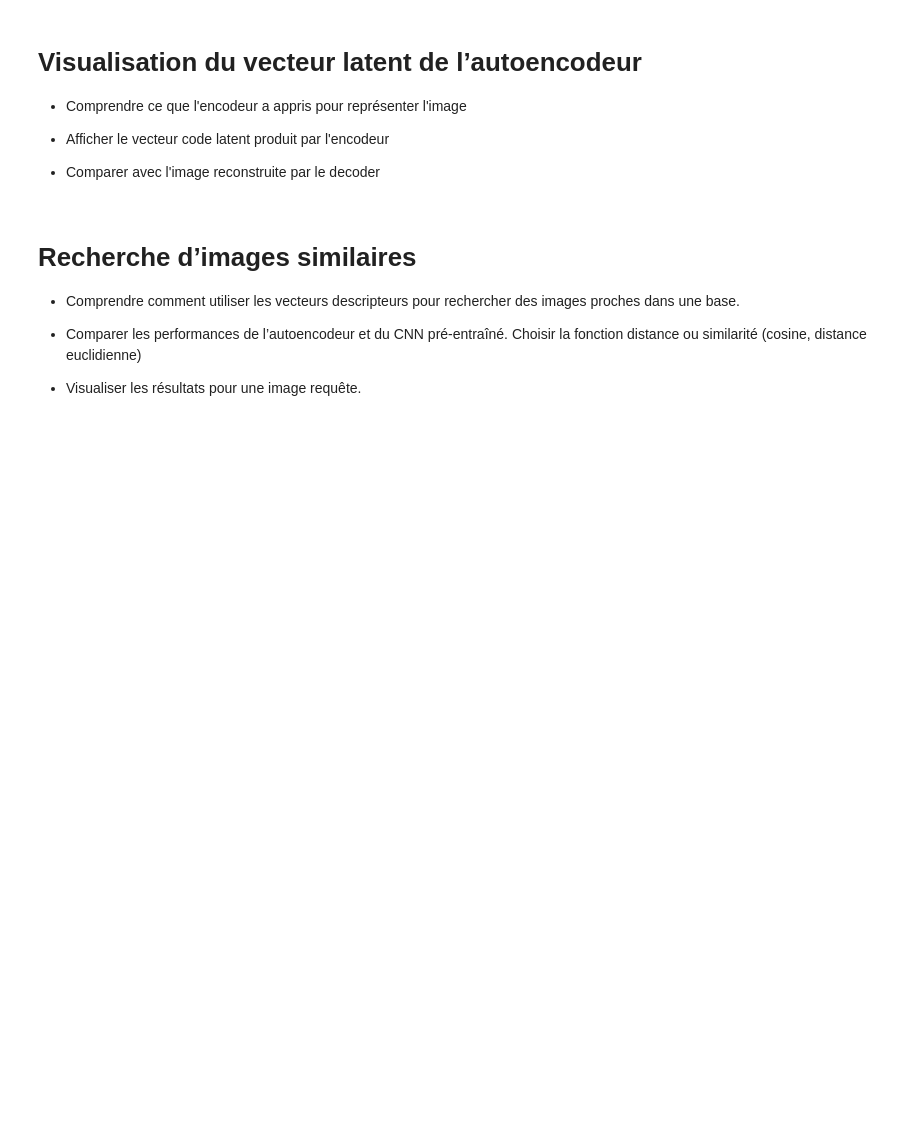
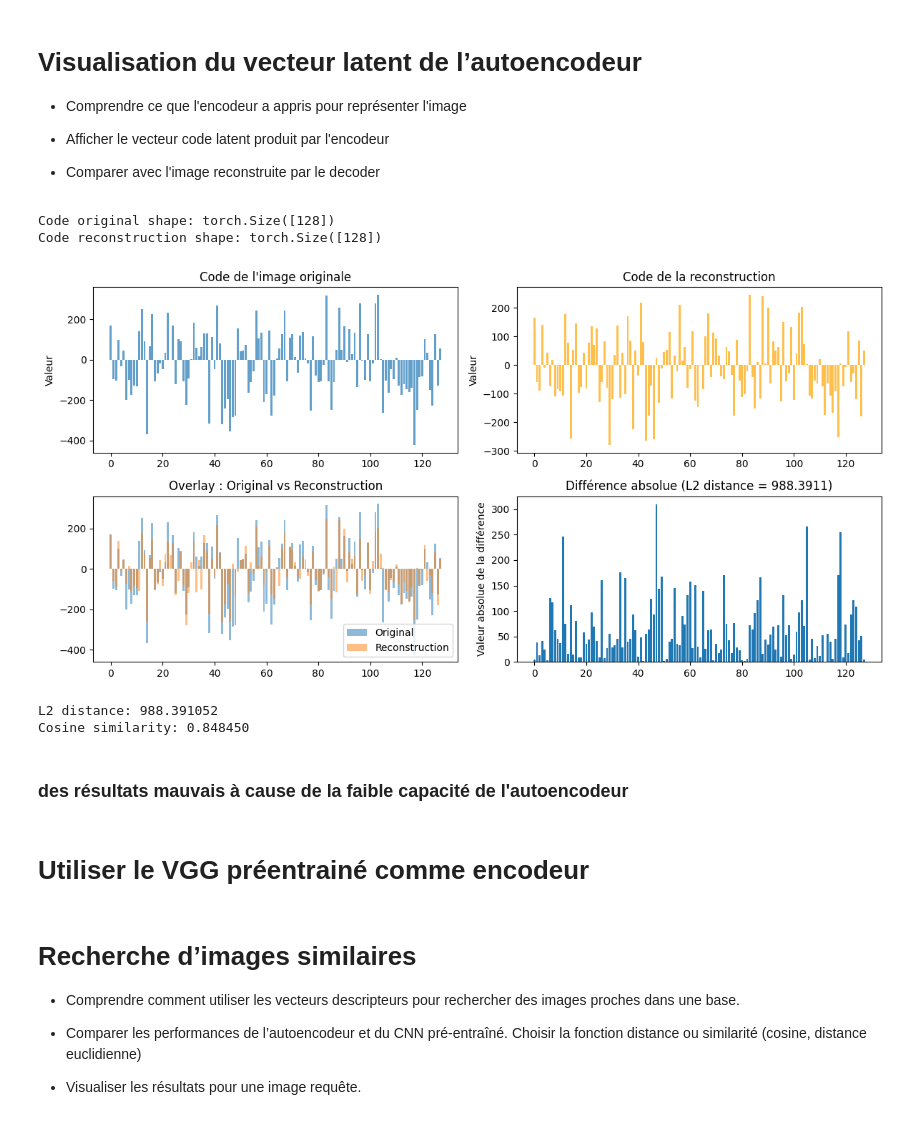
Before and after one commit to shamss778/image-indexing-and-watermarking, a Jupyter notebook: DeepCIBR/DeepCBIR.ipynb, the cells around one changed output. Saved outputs shown, nothing was run; the diff lists cells and outputs as text; code cells hidden in the pictures; blank space fills up the shorter version.

```diff
--- a/DeepCIBR/DeepCBIR.ipynb
+++ b/DeepCIBR/DeepCBIR.ipynb
@@ -173,3 +348,67 @@ reconstruction= decoder.predict(code[None])[0]
+# %%
+autoencoder.eval()
+imgs, _ = next(iter(train_dataloader))
+imgs = imgs.to(device)
+
+with torch.no_grad():
+    code_orig = autoencoder.encoder(imgs)
+    recon = autoencoder.decoder(code_orig)
+    code_recon = autoencoder.encoder(recon)
+
+code_orig = code_orig[0].cpu()
+code_recon = code_recon[0].cpu()
+
+print(f"Code original shape: {code_orig.shape}")
+print(f"Code reconstruction shape: {code_recon.shape}")
+# %% [output]
+Code original shape: torch.Size([128])
+Code reconstruction shape: torch.Size([128])
+# %%
+fig, axes = plt.subplots(2, 2, figsize=(12, 6))
+
+# Codes side-by-side
+axes[0, 0].bar(range(len(code_orig)), code_orig.numpy(), alpha=0.7, label="Original")
+axes[0, 0].set_title("Code de l'image originale")
+axes[0, 0].set_ylabel("Valeur")
+
+axes[0, 1].bar(range(len(code_recon)), code_recon.numpy(), alpha=0.7, label="Reconstruction", color='orange')
+axes[0, 1].set_title("Code de la reconstruction")
+axes[0, 1].set_ylabel("Valeur")
+
+# Différence (overlay)
+axes[1, 0].bar(range(len(code_orig)), code_orig.numpy(), alpha=0.5, label="Original")
+axes[1, 0].bar(range(len(code_recon)), code_recon.numpy(), alpha=0.5, label="Reconstruction")
+axes[1, 0].set_title("Overlay : Original vs Reconstruction")
+axes[1, 0].legend()
+
+# Distance entre les deux codes
+distance = torch.norm(code_orig - code_recon).item()
+diff = (code_orig - code_recon).abs()
+axes[1, 1].bar(range(len(diff)), diff.numpy())
+axes[1, 1].set_title(f"Différence absolue (L2 distance = {distance:.4f})")
+axes[1, 1].set_ylabel("Valeur absolue de la différence")
+
+plt.tight_layout()
+plt.show()
+# %% [output]
+[figure, added]
+# %%
+# Distance L2 (euclidienne)
+l2_distance = torch.norm(code_orig - code_recon).item()
+
+# Distance cosinus
+import torch.nn.functional as F
+cosine_sim = F.cosine_similarity(code_orig.unsqueeze(0), code_recon.unsqueeze(0)).item()
+
+print(f"L2 distance: {l2_distance:.6f}")
+print(f"Cosine similarity: {cosine_sim:.6f}")  # proche de 1.0 = très similaire
+# %% [output]
+L2 distance: 988.391052
+Cosine similarity: 0.848450
+# %% [markdown]
+### des résultats mauvais à cause de la faible capacité de l'autoencodeur
+# %% [markdown]
+# Utiliser le VGG préentrainé comme encodeur
 # %% [markdown]
 # **Recherche d’images similaires**
 
```
Also changed, not shown: parts of 27 cells of this notebook.
